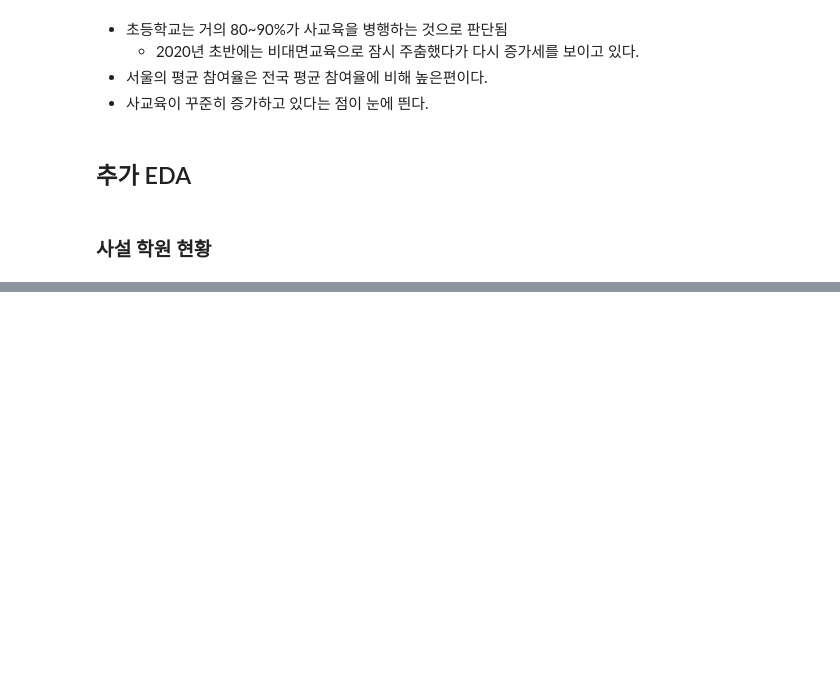
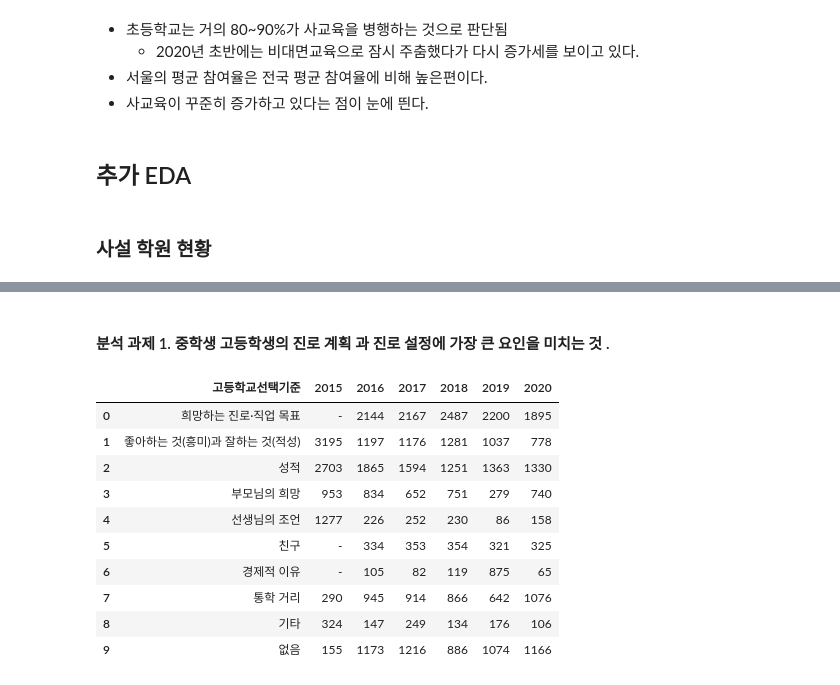
Before and after one commit to moonstar97/Structure, a Jupyter notebook: 가설1번_EDA.ipynb, the cells around one changed output, grey strips where cells are left out. Drawn from its saved outputs; the diff is of its cells as text; code cells hidden in the pictures; blank space fills up the shorter version.

```diff
--- a/가설1번_EDA.ipynb
+++ b/가설1번_EDA.ipynb
@@ -473,0 +500,19 @@ plt.show()
+# %% [markdown]
+#### 분석 과제 1.  중학생 고등학생의 진로 계획 과 진로 설정에 가장 큰 요인을 미치는 것 .
+# %%
+df_middle = pd.read_csv('dataset/중학생의_졸업_후_진로_계획_및_진학_희망_고등학교_선택에_가장_큰_영향요인_20221021092425.csv',encoding='cp949',header=0)
+df_highschool =  pd.read_csv('dataset/고등학생의_졸업_후_진로계획_고등학교_유형별_비교__20221021114009.csv',encoding='cp949')
+# %%
+df_middle
+# %% [output]
+|  | 고등학교선택기준 | 2015 | 2016 | 2017 | 2018 | 2019 | 2020 |
+| 0 | 희망하는 진로·직업 목표 | - | 2144 | 2167 | 2487 | 2200 | 1895 |
+| 1 | 좋아하는 것(흥미)과 잘하는 것(적성) | 3195 | 1197 | 1176 | 1281 | 1037 | 778 |
+| 2 | 성적 | 2703 | 1865 | 1594 | 1251 | 1363 | 1330 |
+| 3 | 부모님의 희망 | 953 | 834 | 652 | 751 | 279 | 740 |
+| 4 | 선생님의 조언 | 1277 | 226 | 252 | 230 | 86 | 158 |
+| 5 | 친구 | - | 334 | 353 | 354 | 321 | 325 |
+| 6 | 경제적 이유 | - | 105 | 82 | 119 | 875 | 65 |
+| 7 | 통학 거리 | 290 | 945 | 914 | 866 | 642 | 1076 |
+| 8 | 기타 | 324 | 147 | 249 | 134 | 176 | 106 |
+| 9 | 없음 | 155 | 1173 | 1216 | 886 | 1074 | 1166 |
```
Also changed, not shown: parts of 18 cells of this notebook, 6 other files.
